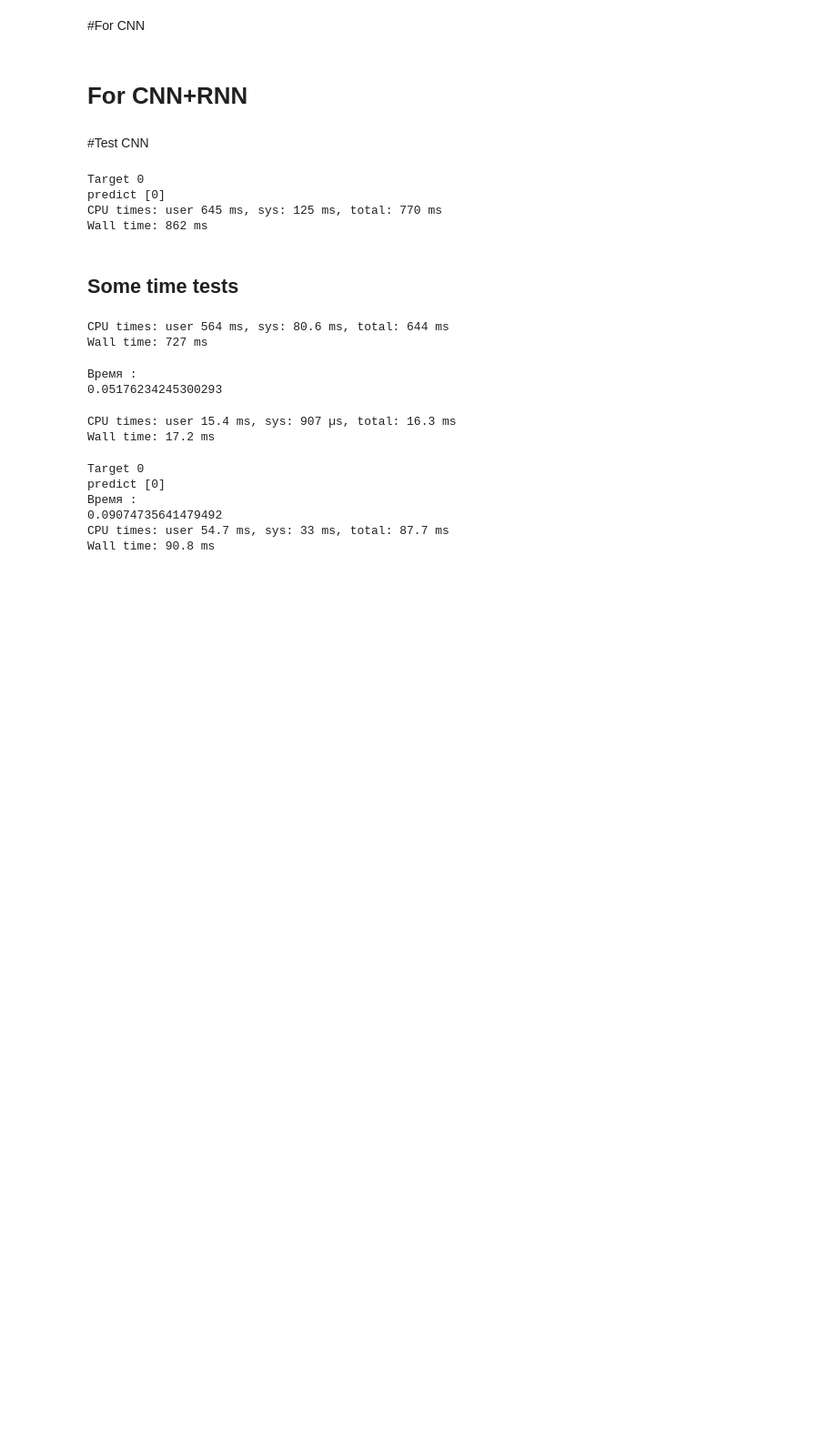
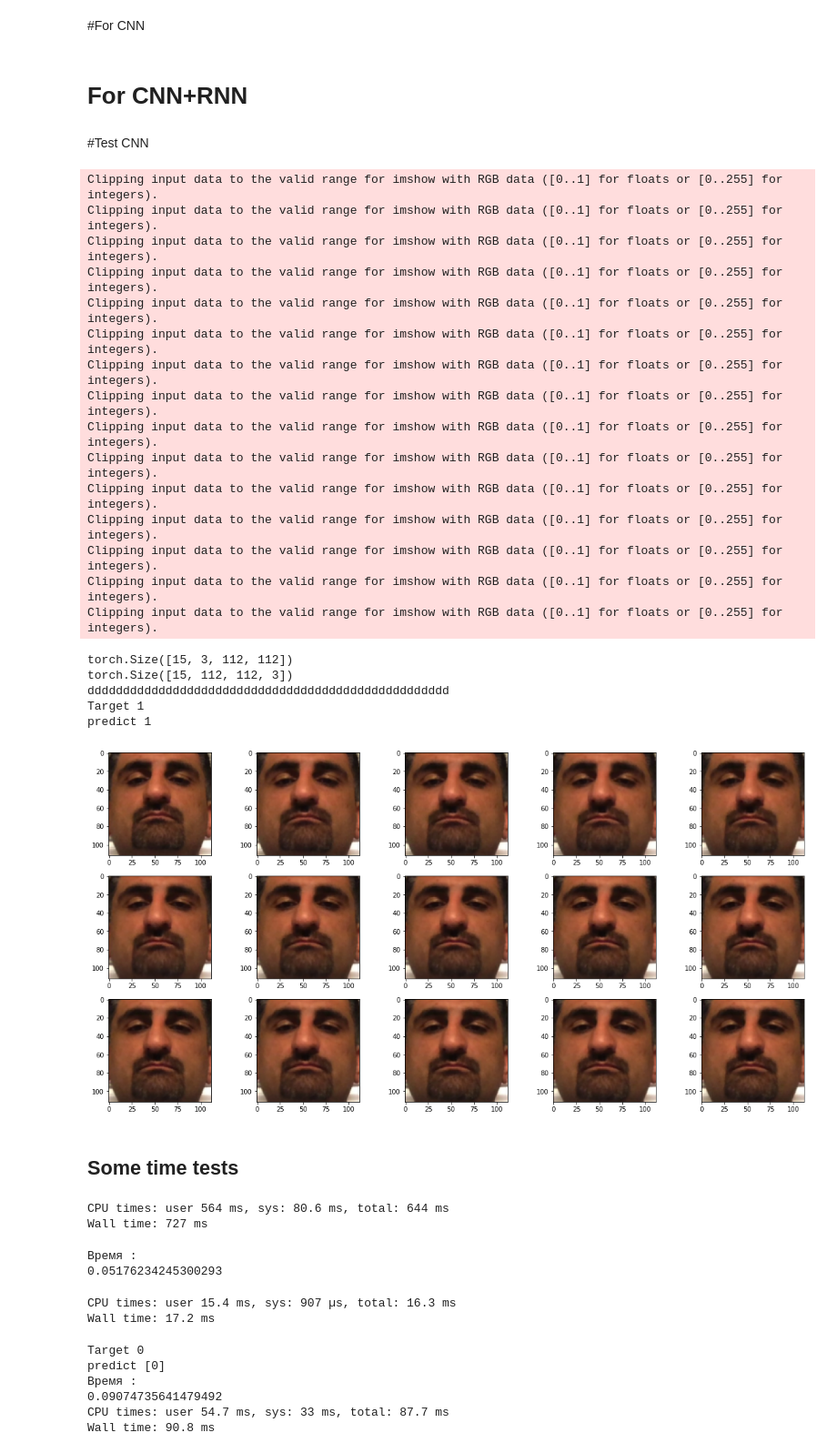
Before and after one commit to orus-kade/pytorch_fatigue_classification, a Jupyter notebook: demo_network_testing.ipynb, the cells around one changed output. Shown at 91% size. Saved outputs shown, nothing was run; the diff lists cells and outputs as text; code cells hidden in the pictures; blank space fills up the shorter version.

```diff
--- a/demo_network_testing.ipynb
+++ b/demo_network_testing.ipynb
@@ -13,8 +13,8 @@ import matplotlib.pyplot as plt
 from PIL import Image
 # %%
 # dir_path = '/content/drive/My Drive/fatigue/faces/no_dataset_faces'
-dir_path = '/content/drive/My Drive/fatigue/faces/val_data_second_minute/0_normal/08'
-target = 0
+dir_path = '/content/drive/My Drive/fatigue/faces/val_data_second_minute/1_fatigue/01'
+target = 1
 device = torch.device("cuda:0" if torch.cuda.is_available() else "cpu")
 # %% [markdown]
 #For CNN
@@ -87,23 +191,40 @@ def predict_CNN(model, clip, device):
 # %%
 # %%time
 
 # ResNet(2+1)D все слои
 
 model_name = 'r2plus1d_18'
 model_path = '/content/drive/My Drive/fatigue/results/4rd mc3_18 pretrained/model_r2plus1d_18_all.pth'
 
 model = load_model_CNN(model_name, model_path, device)
 # print(model)
-clip_data = load_data_for_CNN(dir_path)
+clip_data = load_data_for_CNN_from_dir(dir_path)
 show_clip_frames_CNN(clip_data)
 print('Target {}'.format(target))
 pred = predict_CNN(model, clip_data, device)
-print('predict {}'.format(pred))
+print('predict {}'.format(pred[0]))
 # %% [output]
-Target 0
-predict [0]
-CPU times: user 645 ms, sys: 125 ms, total: 770 ms
-Wall time: 862 ms
+Clipping input data to the valid range for imshow with RGB data ([0..1] for floats or [0..255] for integers).
+Clipping input data to the valid range for imshow with RGB data ([0..1] for floats or [0..255] for integers).
+Clipping input data to the valid range for imshow with RGB data ([0..1] for floats or [0..255] for integers).
+Clipping input data to the valid range for imshow with RGB data ([0..1] for floats or [0..255] for integers).
+Clipping input data to the valid range for imshow with RGB data ([0..1] for floats or [0..255] for integers).
+Clipping input data to the valid range for imshow with RGB data ([0..1] for floats or [0..255] for integers).
+Clipping input data to the valid range for imshow with RGB data ([0..1] for floats or [0..255] for integers).
+Clipping input data to the valid range for imshow with RGB data ([0..1] for floats or [0..255] for integers).
+Clipping input data to the valid range for imshow with RGB data ([0..1] for floats or [0..255] for integers).
+Clipping input data to the valid range for imshow with RGB data ([0..1] for floats or [0..255] for integers).
+Clipping input data to the valid range for imshow with RGB data ([0..1] for floats or [0..255] for integers).
+Clipping input data to the valid range for imshow with RGB data ([0..1] for floats or [0..255] for integers).
+Clipping input data to the valid range for imshow with RGB data ([0..1] for floats or [0..255] for integers).
+Clipping input data to the valid range for imshow with RGB data ([0..1] for floats or [0..255] for integers).
+Clipping input data to the valid range for imshow with RGB data ([0..1] for floats or [0..255] for integers).
+torch.Size([15, 3, 112, 112])
+torch.Size([15, 112, 112, 3])
+ddddddddddddddddddddddddddddddddddddddddddddddddddd
+Target 1
+predict 1
+[figure, added]
 # %% [markdown]
 ## Some time tests
 # %%
```
Also changed, not shown: parts of 7 cells of this notebook.
